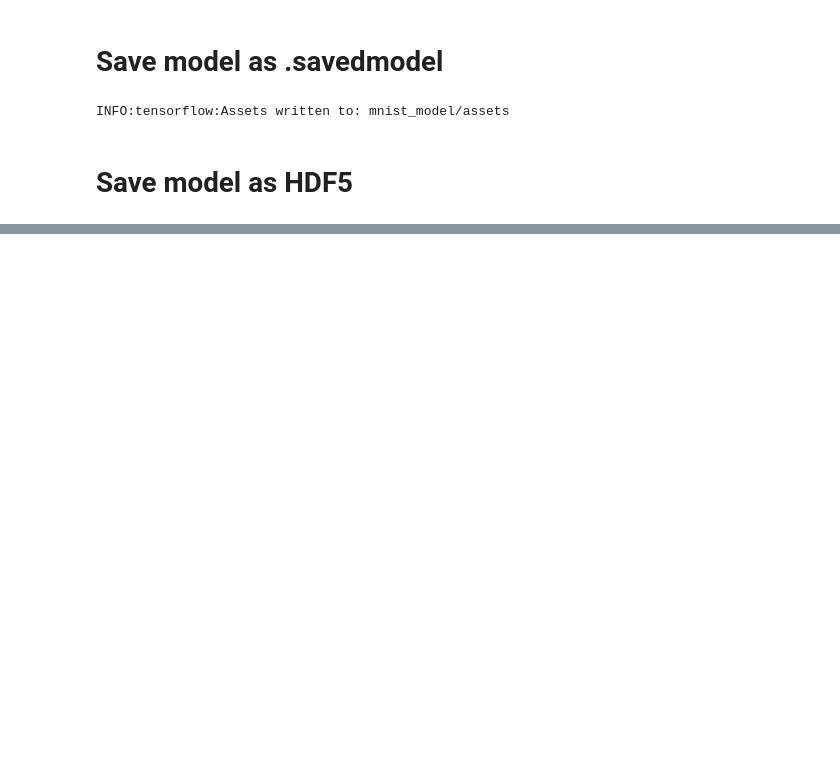
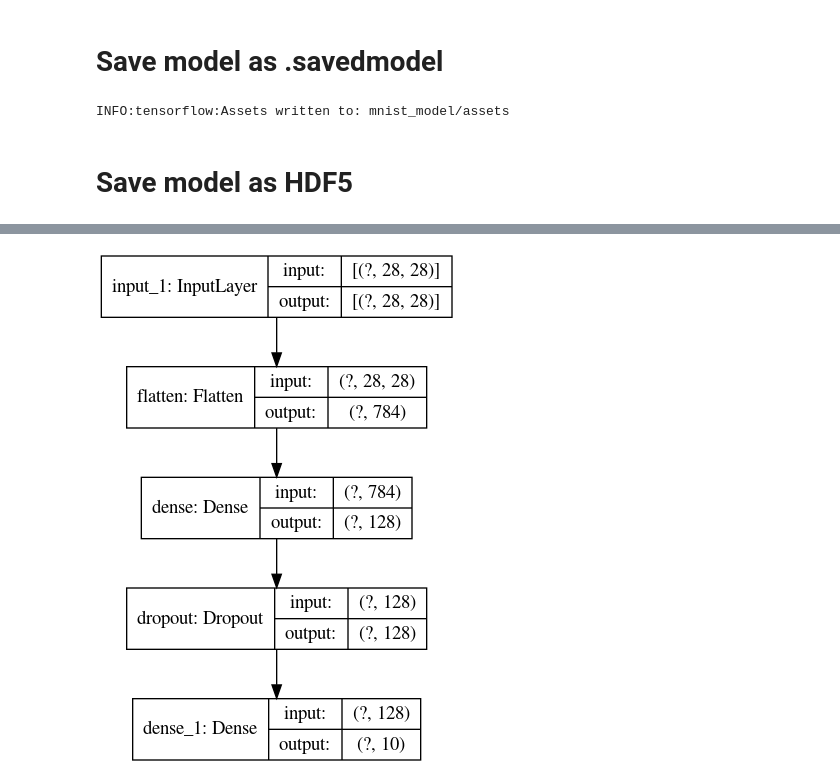
Before and after one commit to mgdreamingstar/learning_tensorflow2, a Jupyter notebook: tf_keras.ipynb, the cells around one changed output, grey strips where cells are left out. Drawn from its saved outputs; the diff is of its cells as text; code cells hidden in the pictures; blank space fills up the shorter version.

Commit message:
tf.keras using functional api to build model

```diff
--- a/tf_keras.ipynb
+++ b/tf_keras.ipynb
@@ -101,0 +109,8 @@ model.save('mnist_model.h5')
+# %%
+inputs = tf.keras.Input(shape=(28,28))
+x = tf.keras.layers.Flatten(input_shape=(28,28))(inputs)
+x = tf.keras.layers.Dense(128, activation='relu')(x)
+x = tf.keras.layers.Dropout(0.2)(x)
+outputs = tf.keras.layers.Dense(10, activation='softmax')(x)
+# %%
+model = tf.keras.Model(inputs=inputs, outputs=outputs, name='mnist_model2')
@@ -101,0 +138,4 @@ model.save('mnist_model.h5')
+# %%
+tf.keras.utils.plot_model(model, model.name+'.png', show_shapes=True, show_layer_names=True)
+# %% [output]
+[figure, added]
```
Also changed, not shown: parts of 12 cells of this notebook, 7 other files.
